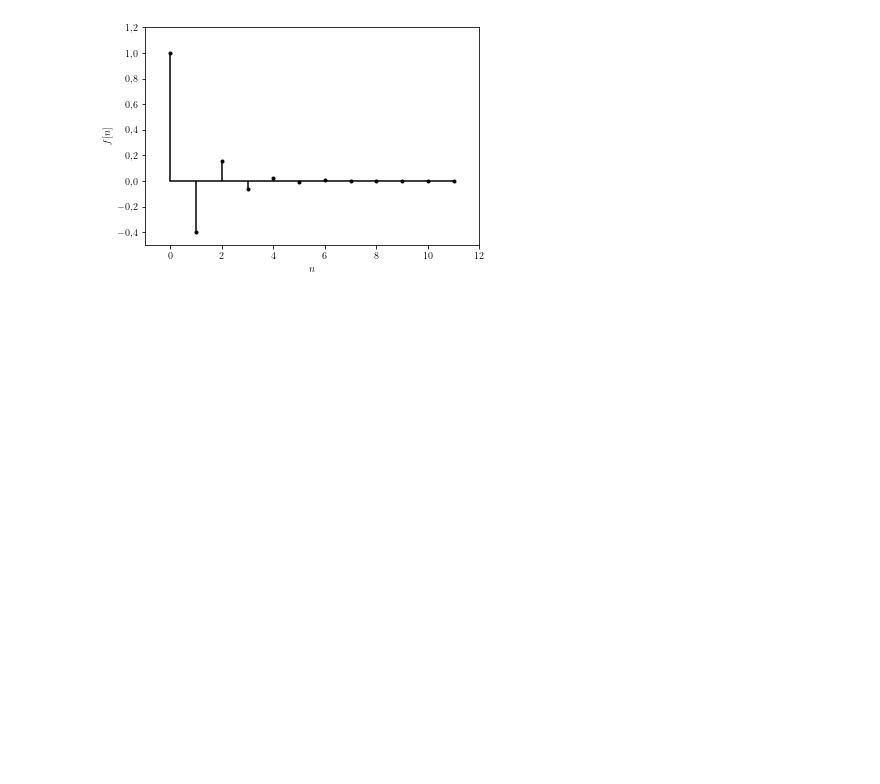
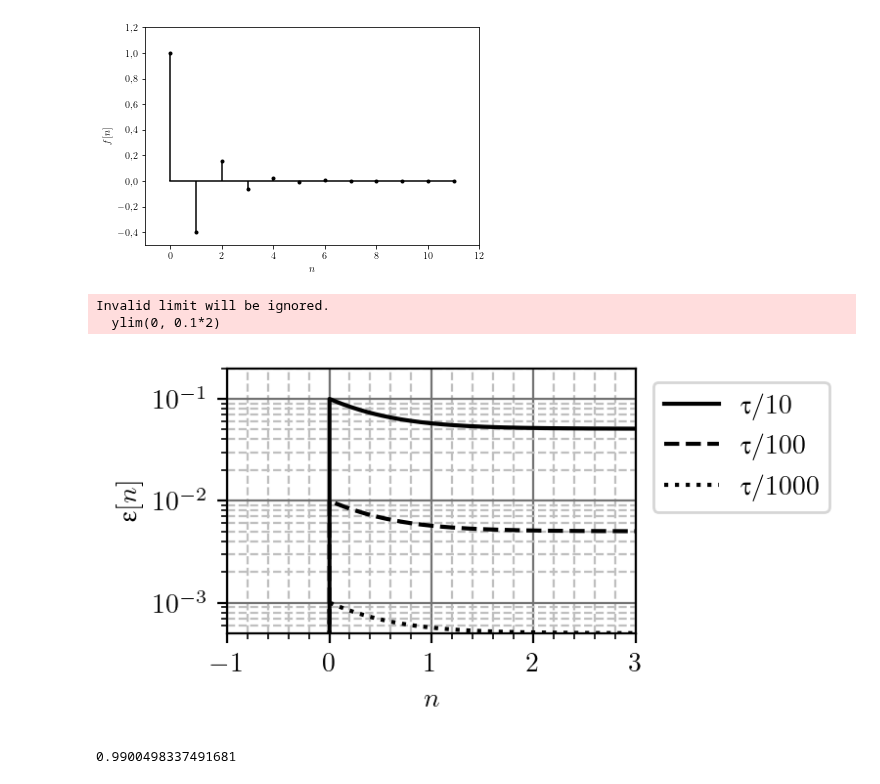
Before and after one commit to djokicd/zbirka-sis, a Jupyter notebook: 6_z_transformacija/1_diskretni/fig/ZT_disk_plotovi.ipynb, the cells around one changed output. Saved outputs shown, nothing was run; the diff lists cells and outputs as text; code cells hidden in the pictures; blank space fills up the shorter version.

```diff
--- a/6_z_transformacija/1_diskretni/fig/ZT_disk_plotovi.ipynb
+++ b/6_z_transformacija/1_diskretni/fig/ZT_disk_plotovi.ipynb
@@ -286,3 +286,59 @@ ylim(-0.5 , 1.2)
 (-0.5, 1.2)
 [figure]
 [figure]
+# %%
+generate_canvas( w = .4 * 165 / 24.5, a = 1.5 )
+
+K = -1
+tau_0 = 200e-6
+
+tau_rhp = 100e-6
+
+N = 2
+
+K0 = 2
+tau = 0.5
+
+plt.yscale('log')
+
+for Ts, fmt in zip([tau/10, tau/100, tau/1000], ["k", "k--", "k:"]):
+    def f(t):
+        if t < 0: return 0
+        return K0*tau*(1 - exp(-t/tau))
+
+    a = exp(-Ts/tau)
+
+    def x(n):
+        if n < 0: return 0
+        return K0*Ts*(a**(n+1) - 1)/(a-1)
+
+    n = arange(-10, 1000)
+    t = linspace(-1, 3, 1000)
+
+    f_cont = np.array([f(t) for t in t])
+    f_disk = np.array([x(t/Ts) for t in t ])
+
+
+    plot(t, f_disk - f_cont, fmt, lw = 1.5)
+#plot(t, f_disk, 'r', lw = 1.5)
+#stem(n*Ts, f_disk,  use_line_collection=True, basefmt="k", markerfmt="k.", linefmt = 'k')
+
+xlabel(r"$n$")
+ylabel(r"$\upepsilon[n]$")
+
+xlim(-1, 3)
+ylim(0, 0.1*2)
+#ylim(-0.1, 0.1)
+legend([r"$\uptau/10$", r"$\uptau/100$",r"$\uptau/1000$"], loc='upper left', bbox_to_anchor=(1.01, 1))
+
+#ax.set_yscale('symlog', linthresh=0.015)
+
+plt.savefig("disk_error.pdf", bbox_inches='tight')
+# %% [output]
+Invalid limit will be ignored.
+  ylim(0, 0.1*2)
+[figure, added]
+# %%
+a
+# %% [output]
+0.9900498337491681
```
Also changed, not shown: 6 other files.
